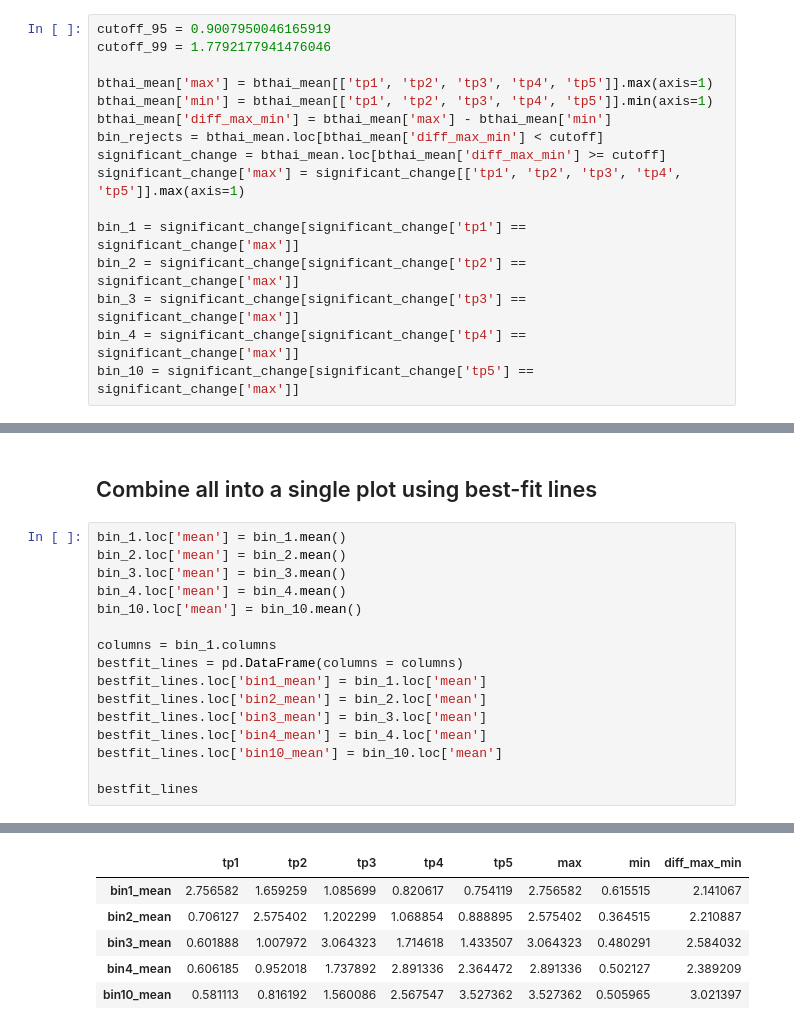
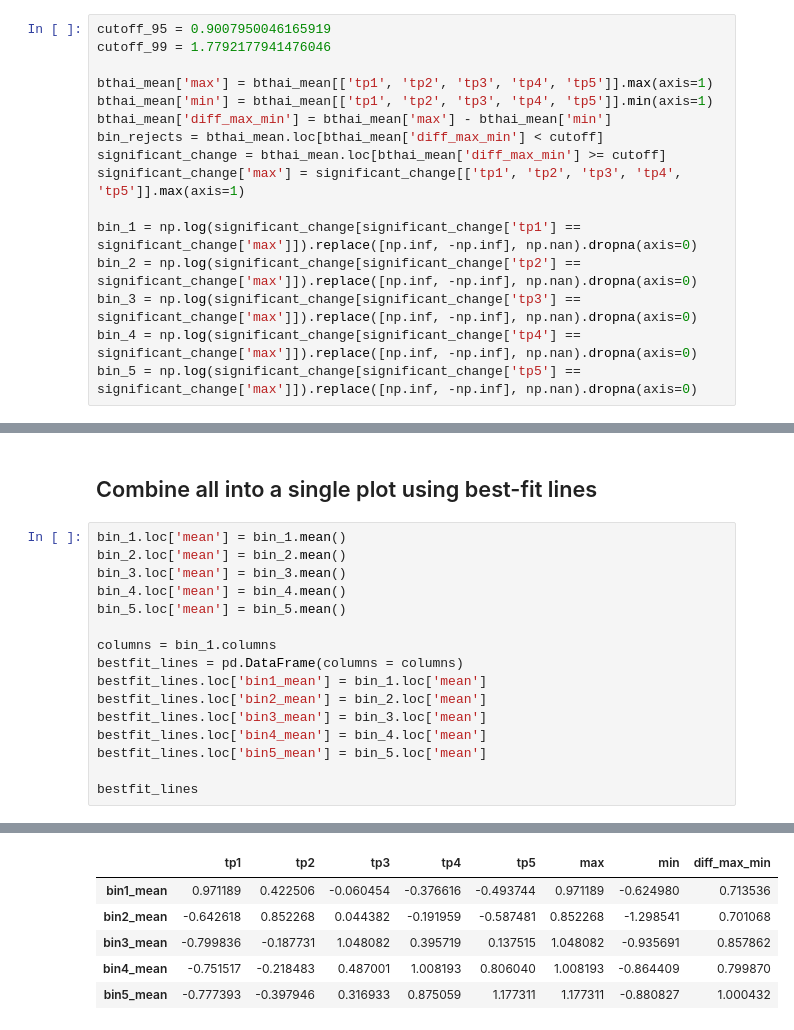
Before and after one commit to BIO465/2019_Winter_Protein_Growth_Time_Analysis, a Jupyter notebook: Figures/Figure_1_Code_Bthai.ipynb, the cells around one changed output, grey strips where cells are left out. Saved outputs shown, nothing was run; the diff lists cells and outputs as text.

```diff
--- a/Figures/Figure_1_Code_Bthai.ipynb
+++ b/Figures/Figure_1_Code_Bthai.ipynb
@@ -158,11 +158,11 @@ bin_rejects = bthai_mean.loc[bthai_mean['diff_max_min'] < cutoff]
 significant_change = bthai_mean.loc[bthai_mean['diff_max_min'] >= cutoff]
 significant_change['max'] = significant_change[['tp1', 'tp2', 'tp3', 'tp4', 'tp5']].max(axis=1)
 
-bin_1 = significant_change[significant_change['tp1'] == significant_change['max']]
-bin_2 = significant_change[significant_change['tp2'] == significant_change['max']]
-bin_3 = significant_change[significant_change['tp3'] == significant_change['max']]
-bin_4 = significant_change[significant_change['tp4'] == significant_change['max']]
-bin_10 = significant_change[significant_change['tp5'] == significant_change['max']]
+bin_1 = np.log(significant_change[significant_change['tp1'] == significant_change['max']]).replace([np.inf, -np.inf], np.nan).dropna(axis=0)
+bin_2 = np.log(significant_change[significant_change['tp2'] == significant_change['max']]).replace([np.inf, -np.inf], np.nan).dropna(axis=0)
+bin_3 = np.log(significant_change[significant_change['tp3'] == significant_change['max']]).replace([np.inf, -np.inf], np.nan).dropna(axis=0)
+bin_4 = np.log(significant_change[significant_change['tp4'] == significant_change['max']]).replace([np.inf, -np.inf], np.nan).dropna(axis=0)
+bin_5 = np.log(significant_change[significant_change['tp5'] == significant_change['max']]).replace([np.inf, -np.inf], np.nan).dropna(axis=0)
 # %% [output]
 A value is trying to be set on a copy of a slice from a DataFrame.
 Try using .loc[row_indexer,col_indexer] = value instead
@@ -339,7 +335,7 @@ bin_1.loc['mean'] = bin_1.mean()
 bin_2.loc['mean'] = bin_2.mean()
 bin_3.loc['mean'] = bin_3.mean()
 bin_4.loc['mean'] = bin_4.mean()
-bin_10.loc['mean'] = bin_10.mean()
+bin_5.loc['mean'] = bin_5.mean()
 
 columns = bin_1.columns
 bestfit_lines = pd.DataFrame(columns = columns)
@@ -347,7 +343,7 @@ bestfit_lines.loc['bin1_mean'] = bin_1.loc['mean']
 bestfit_lines.loc['bin2_mean'] = bin_2.loc['mean']
 bestfit_lines.loc['bin3_mean'] = bin_3.loc['mean']
 bestfit_lines.loc['bin4_mean'] = bin_4.loc['mean']
-bestfit_lines.loc['bin10_mean'] = bin_10.loc['mean']
+bestfit_lines.loc['bin5_mean'] = bin_5.loc['mean']
 
 bestfit_lines
 # %% [output]
@@ -374,8 +350,8 @@ See the caveats in the documentation: http://pandas.pydata.org/pandas-docs/stabl
 |  | tp1 | tp2 | tp3 | tp4 | tp5 | max | min | diff_max_min |
-| bin1_mean | 2.756582 | 1.659259 | 1.085699 | 0.820617 | 0.754119 | 2.756582 | 0.615515 | 2.141067 |
-| bin2_mean | 0.706127 | 2.575402 | 1.202299 | 1.068854 | 0.888895 | 2.575402 | 0.364515 | 2.210887 |
-| bin3_mean | 0.601888 | 1.007972 | 3.064323 | 1.714618 | 1.433507 | 3.064323 | 0.480291 | 2.584032 |
-| bin4_mean | 0.606185 | 0.952018 | 1.737892 | 2.891336 | 2.364472 | 2.891336 | 0.502127 | 2.389209 |
-| bin10_mean | 0.581113 | 0.816192 | 1.560086 | 2.567547 | 3.527362 | 3.527362 | 0.505965 | 3.021397 |
+| bin1_mean | 0.971189 | 0.422506 | -0.060454 | -0.376616 | -0.493744 | 0.971189 | -0.624980 | 0.713536 |
+| bin2_mean | -0.642618 | 0.852268 | 0.044382 | -0.191959 | -0.587481 | 0.852268 | -1.298541 | 0.701068 |
+| bin3_mean | -0.799836 | -0.187731 | 1.048082 | 0.395719 | 0.137515 | 1.048082 | -0.935691 | 0.857862 |
+| bin4_mean | -0.751517 | -0.218483 | 0.487001 | 1.008193 | 0.806040 | 1.008193 | -0.864409 | 0.799870 |
+| bin5_mean | -0.777393 | -0.397946 | 0.316933 | 0.875059 | 1.177311 | 1.177311 | -0.880827 | 1.000432 |
 # %%
 p = figure(plot_width=1000, plot_height=1000,
```
Also changed, not shown: parts of 11 cells of this notebook, 1 other file.
